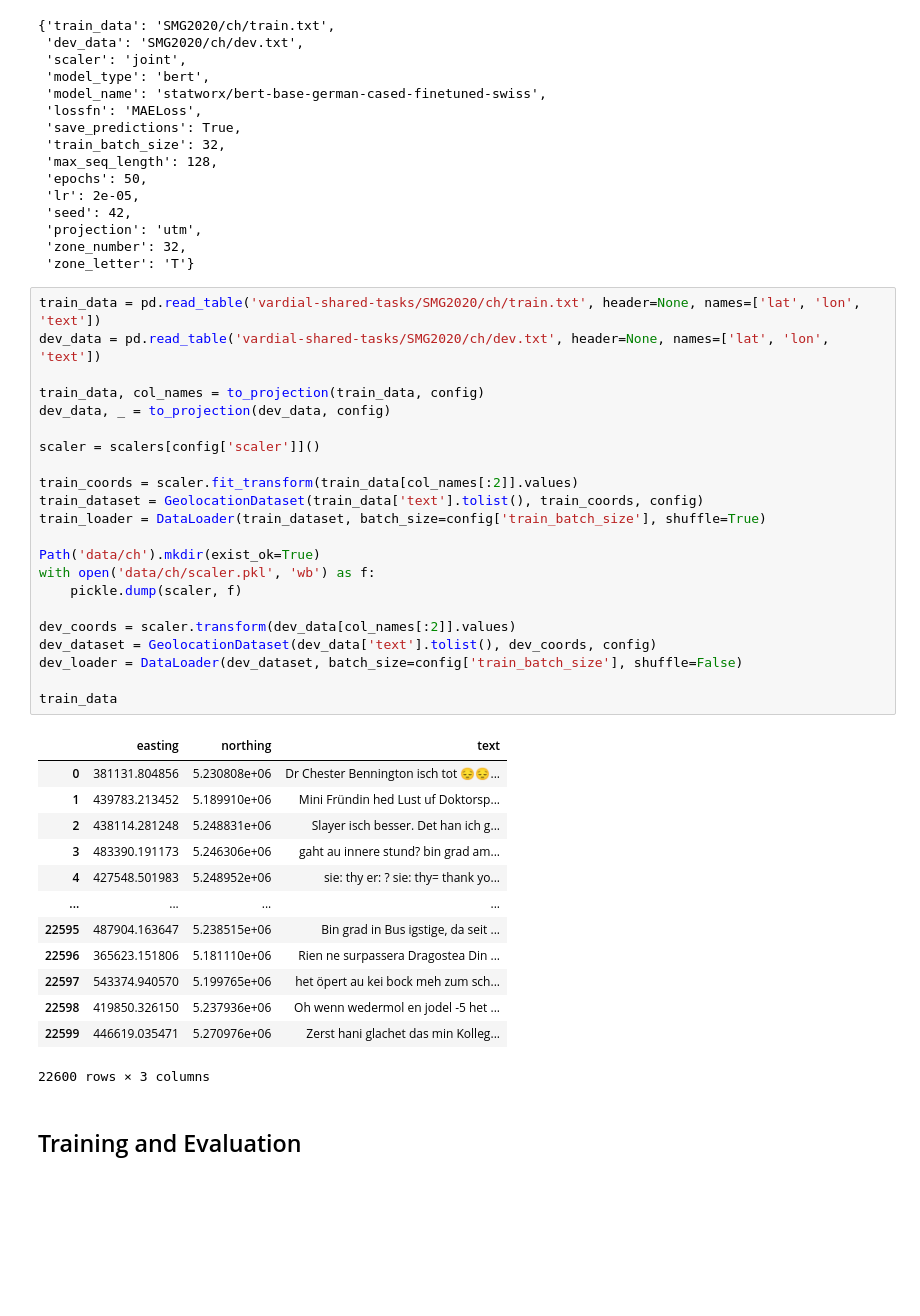
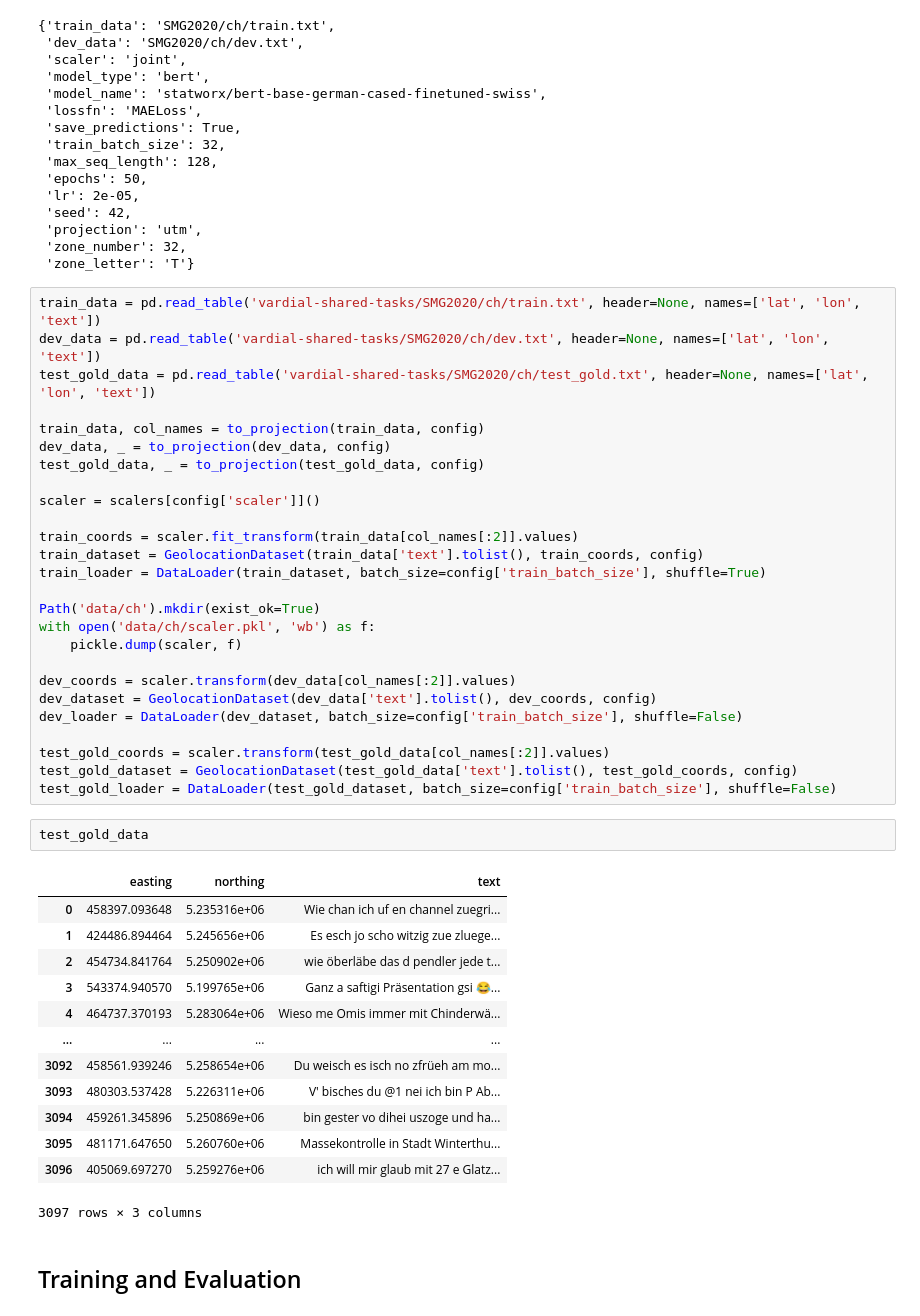
Before and after one commit to oskarhlm/TDT13, a Jupyter notebook: train.ipynb, the cells around one changed output. Saved outputs shown, nothing was run; the diff lists cells and outputs as text; blank space fills up the shorter version.

```diff
--- a/train.ipynb
+++ b/train.ipynb
@@ -54,9 +54,11 @@ config
 # %%
 train_data = pd.read_table('vardial-shared-tasks/SMG2020/ch/train.txt', header=None, names=['lat', 'lon', 'text'])
 dev_data = pd.read_table('vardial-shared-tasks/SMG2020/ch/dev.txt', header=None, names=['lat', 'lon', 'text'])
+test_gold_data = pd.read_table('vardial-shared-tasks/SMG2020/ch/test_gold.txt', header=None, names=['lat', 'lon', 'text'])
 
 train_data, col_names = to_projection(train_data, config)
 dev_data, _ = to_projection(dev_data, config)
+test_gold_data, _ = to_projection(test_gold_data, config)
 
 scaler = scalers[config['scaler']]()
 
@@ -72,21 +74,25 @@ dev_coords = scaler.transform(dev_data[col_names[:2]].values)
 dev_dataset = GeolocationDataset(dev_data['text'].tolist(), dev_coords, config)
 dev_loader = DataLoader(dev_dataset, batch_size=config['train_batch_size'], shuffle=False)
 
-train_data
+test_gold_coords = scaler.transform(test_gold_data[col_names[:2]].values)
+test_gold_dataset = GeolocationDataset(test_gold_data['text'].tolist(), test_gold_coords, config)
+test_gold_loader = DataLoader(test_gold_dataset, batch_size=config['train_batch_size'], shuffle=False)
-# %% [output]
-|  | easting | northing | text |
-| 0 | 381131.804856 | 5.230808e+06 | Dr Chester Bennington isch tot 😔😔... |
-| 1 | 439783.213452 | 5.189910e+06 | Mini Fründin hed Lust uf Doktorsp... |
-| 2 | 438114.281248 | 5.248831e+06 | Slayer isch besser. Det han ich g... |
-| 3 | 483390.191173 | 5.246306e+06 | gaht au innere stund? bin grad am... |
-| 4 | 427548.501983 | 5.248952e+06 | sie: thy er: ? sie: thy= thank yo... |
-| ... | ... | ... | ... |
-| 22595 | 487904.163647 | 5.238515e+06 | Bin grad in Bus igstige, da seit ... |
-| 22596 | 365623.151806 | 5.181110e+06 | Rien ne surpassera Dragostea Din ... |
-| 22597 | 543374.940570 | 5.199765e+06 | het öpert au kei bock meh zum sch... |
-| 22598 | 419850.326150 | 5.237936e+06 | Oh wenn wedermol en jodel -5 het ... |
-| 22599 | 446619.035471 | 5.270976e+06 | Zerst hani glachet das min Kolleg... |
-22600 rows × 3 columns
+# %%
+test_gold_data
+# %% [output]
+|  | easting | northing | text |
+| 0 | 458397.093648 | 5.235316e+06 | Wie chan ich uf en channel zuegri... |
+| 1 | 424486.894464 | 5.245656e+06 | Es esch jo scho witzig zue zluege... |
+| 2 | 454734.841764 | 5.250902e+06 | wie öberläbe das d pendler jede t... |
+| 3 | 543374.940570 | 5.199765e+06 | Ganz a saftigi Präsentation gsi 😂... |
+| 4 | 464737.370193 | 5.283064e+06 | Wieso me Omis immer mit Chinderwä... |
+| ... | ... | ... | ... |
+| 3092 | 458561.939246 | 5.258654e+06 | Du weisch es isch no zfrüeh am mo... |
+| 3093 | 480303.537428 | 5.226311e+06 | V' bisches du @1 nei ich bin P Ab... |
+| 3094 | 459261.345896 | 5.250869e+06 | bin gester vo dihei uszoge und ha... |
+| 3095 | 481171.647650 | 5.260760e+06 | Massekontrolle in Stadt Winterthu... |
+| 3096 | 405069.697270 | 5.259276e+06 | ich will mir glaub mit 27 e Glatz... |
+3097 rows × 3 columns
 # %% [markdown]
 ## Training and Evaluation
 # %% [markdown]
```
Also changed, not shown: parts of 10 cells of this notebook, 4 other files.
